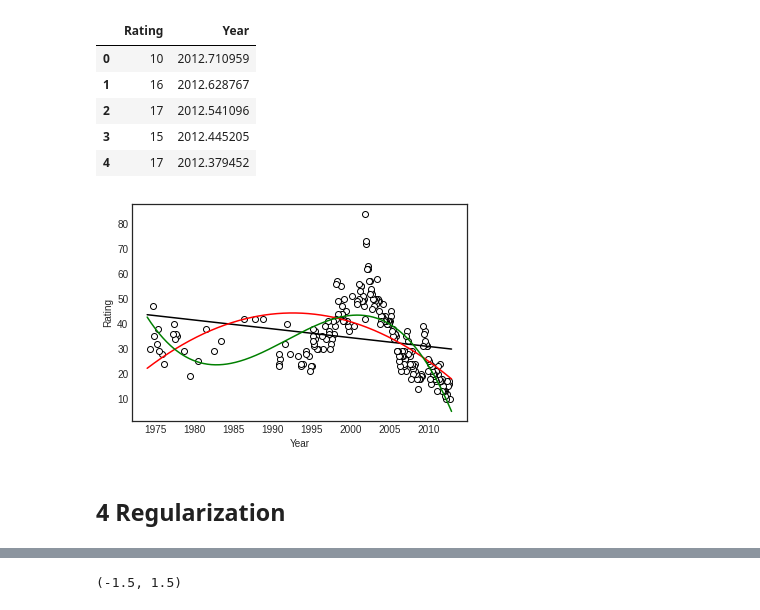
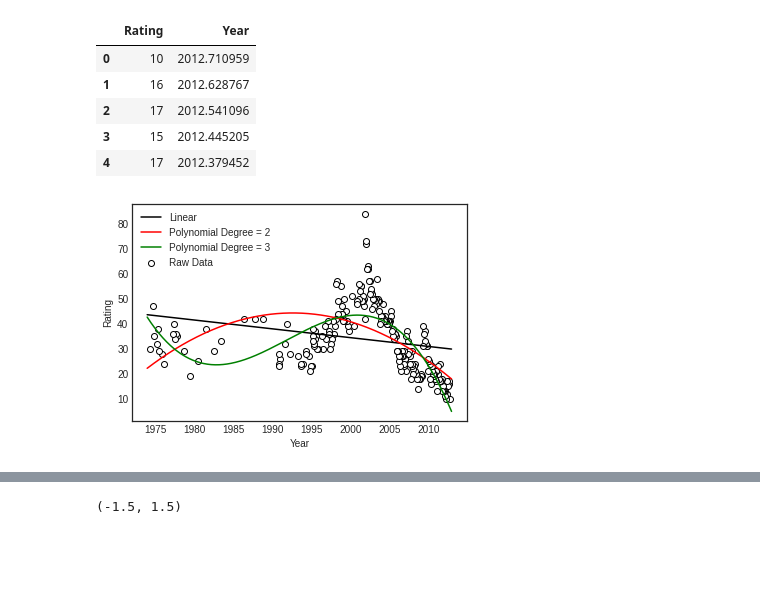
Before and after one commit to jtao/AdvancedML, a Jupyter notebook: Prediction_methods.ipynb, the cells around one changed output, grey strips where cells are left out. Saved outputs shown, nothing was run; the diff lists cells and outputs as text; code cells hidden in the pictures; blank space fills up the shorter version.

Commit message:
updated data Jian

```diff
--- a/Prediction_methods.ipynb
+++ b/Prediction_methods.ipynb
@@ -315,7 +315,7 @@ The dataset `Congress` contains the congress's approval ratings from 1974 to 201
 
 There are two columns in the dataset, we will use `Year` as predictor $X$ and `Rating` as response variable $Y$.
 # %%
-congress = pd.read_csv("https://raw.githubusercontent.com/XiaomengYan/MachineLearning_dataset/main/Congress.csv", header = 0)
+congress = pd.read_csv("https://raw.githubusercontent.com/jtao/AdvancedML/main/data/Congress.csv", header = 0)
 Rating = congress.Rating.to_numpy().reshape(-1, 1)
 Year = congress.Year.to_numpy().reshape(-1, 1)
 congress.head()
@@ -330,40 +330,30 @@ congress.head()
 # dataset reshape
 data_test = np.arange(1974, 2013, step = 0.1).reshape(-1, 1)
 
-#######################
-## Linear Regression Model: Rating ~ Year
-#########################
+# Linear Regression Model: Rating ~ Year
 fit_lm = linear_model.LinearRegression()
 fit1 = fit_lm.fit(Year, Rating)
 y1 = fit1.predict(data_test)
 
-###########################
-## Polynomial Regression Model: Rating ~ Year + Year^2
-###########################
+# Polynomial Regression Model: Rating ~ Year + Year^2
 from sklearn.preprocessing import PolynomialFeatures
 x_poly_2 = PolynomialFeatures(degree = 2).fit_transform(Year)
 fit2 = fit_lm.fit(x_poly_2, Rating)
 y2 = fit2.predict(PolynomialFeatures(degree = 2).fit_transform(data_test))
 
-################################
-## Polynomial Regression Model: Rating ~ Year + Year^2 + Year^3
-###################################
+# Polynomial Regression Model: Rating ~ Year + Year^2 + Year^3
 x_poly_3 = PolynomialFeatures(degree = 3).fit_transform(Year)
 fit3 = fit_lm.fit(x_poly_3, Rating)
 y3 = fit3.predict(PolynomialFeatures(degree = 3).fit_transform(data_test))
-
-##############################
-## Visualization
-###############################
-plt.scatter(Year, Rating, color = "white", edgecolor = "black")
-plt.plot(data_test, y1, '-', color = "black")
-plt.plot(data_test, y2, '-', color = "red")
-plt.plot(data_test, y3, '-', color = "green")
-plt.xlabel("Year")
-plt.ylabel("Rating")
-plt.show()
-# %% [output]
-[figure, removed]
-# %% [markdown]
-## 4 Regularization
+# %%
+# Visualization
+plt.scatter(Year, Rating, color = "white", edgecolor = "black", label="Raw Data")
+plt.plot(data_test, y1, '-', color = "black", label="Linear")
+plt.plot(data_test, y2, '-', color = "red", label="Polynomial Degree = 2")
+plt.plot(data_test, y3, '-', color = "green", label="Polynomial Degree = 3")
+plt.xlabel("Year")
+plt.ylabel("Rating")
+plt.legend();
+# %% [output]
+[figure, added]
 # %% [markdown]
```
Also changed, not shown: parts of 73 cells of this notebook, 5 other files.
